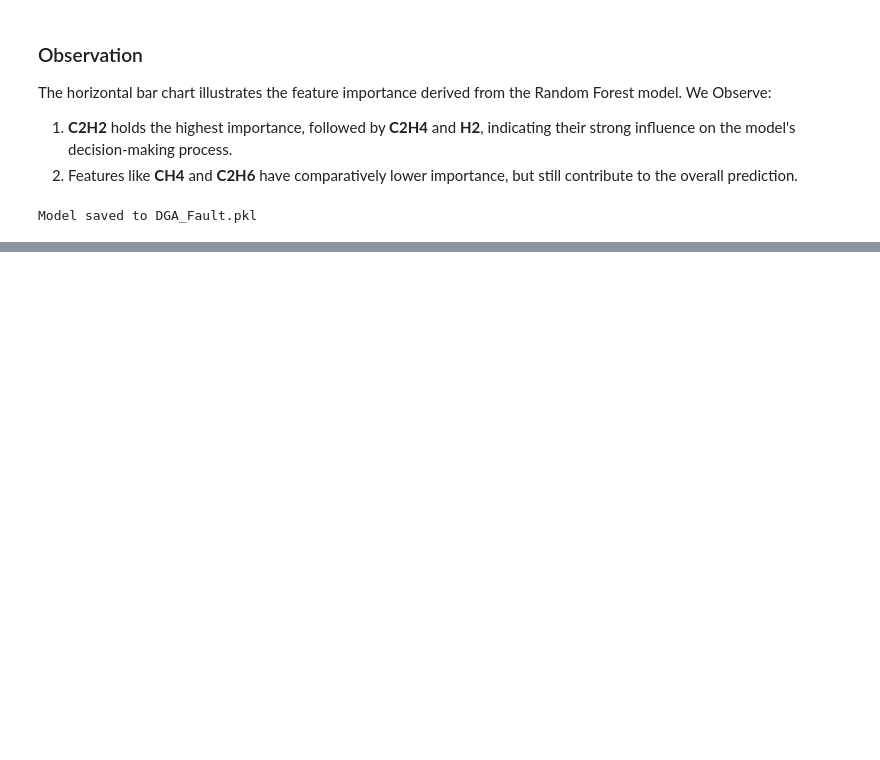
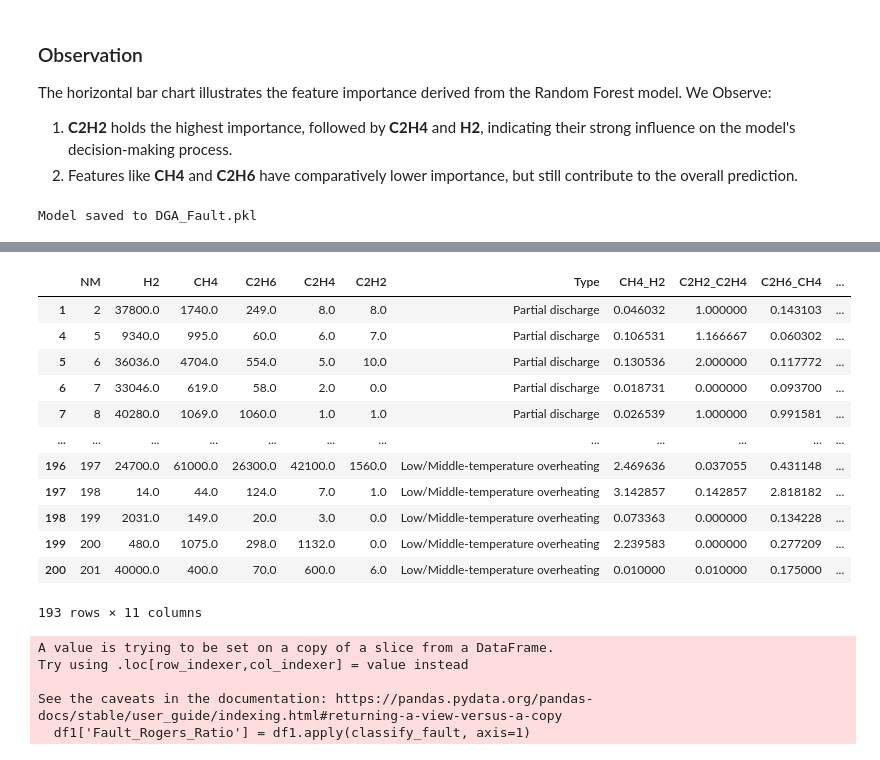
Before and after one commit to sagneeksengupta/Transformer-Fault, a Jupyter notebook: transformers_fault.ipynb, the cells around one changed output, grey strips where cells are left out. Cells and saved outputs as stored; diff of their text form; code cells hidden in the pictures; blank space fills up the shorter version.

```diff
--- a/transformers_fault.ipynb
+++ b/transformers_fault.ipynb
@@ -177,0 +212,46 @@ Model saved to DGA_Fault.pkl
+# %%
+df1
+# %% [output]
+|  | NM | H2 | CH4 | C2H6 | C2H4 | C2H2 | Type | CH4_H2 | C2H2_C2H4 | C2H6_CH4 | ... |
+| 1 | 2 | 37800.0 | 1740.0 | 249.0 | 8.0 | 8.0 | Partial discharge | 0.046032 | 1.000000 | 0.143103 | ... |
+| 4 | 5 | 9340.0 | 995.0 | 60.0 | 6.0 | 7.0 | Partial discharge | 0.106531 | 1.166667 | 0.060302 | ... |
+| 5 | 6 | 36036.0 | 4704.0 | 554.0 | 5.0 | 10.0 | Partial discharge | 0.130536 | 2.000000 | 0.117772 | ... |
+| 6 | 7 | 33046.0 | 619.0 | 58.0 | 2.0 | 0.0 | Partial discharge | 0.018731 | 0.000000 | 0.093700 | ... |
+| 7 | 8 | 40280.0 | 1069.0 | 1060.0 | 1.0 | 1.0 | Partial discharge | 0.026539 | 1.000000 | 0.991581 | ... |
+| ... | ... | ... | ... | ... | ... | ... | ... | ... | ... | ... | ... |
+| 196 | 197 | 24700.0 | 61000.0 | 26300.0 | 42100.0 | 1560.0 | Low/Middle-temperature overheating | 2.469636 | 0.037055 | 0.431148 | ... |
+| 197 | 198 | 14.0 | 44.0 | 124.0 | 7.0 | 1.0 | Low/Middle-temperature overheating | 3.142857 | 0.142857 | 2.818182 | ... |
+| 198 | 199 | 2031.0 | 149.0 | 20.0 | 3.0 | 0.0 | Low/Middle-temperature overheating | 0.073363 | 0.000000 | 0.134228 | ... |
+| 199 | 200 | 480.0 | 1075.0 | 298.0 | 1132.0 | 0.0 | Low/Middle-temperature overheating | 2.239583 | 0.000000 | 0.277209 | ... |
+| 200 | 201 | 40000.0 | 400.0 | 70.0 | 600.0 | 6.0 | Low/Middle-temperature overheating | 0.010000 | 0.010000 | 0.175000 | ... |
+193 rows × 11 columns
+# %%
+def classify_fault(row):
+    # Example rule-based classification
+    if row['CH4_H2'] <= 0.1 and row['C2H2_C2H4'] <= 0.1 and row['C2H4_C2H6']:
+        return 'Partial discharge'
+    elif row['CH4_H2'] <= 1:
+        if row['C2H2_C2H4'] < 0.01 and row['C2H4_C2H6']>1:
+            return 'Low-temperature overheating'
+        elif row['C2H2_C2H4'] < 0.1 and 1<row['C2H4_C2H6']<4:
+            return 'Low/Middle-temperature overheating'
+        elif row['C2H2_C2H4'] < 0.15:
+            return 'Middle-temperature overheating'
+        elif row['C2H2_C2H4'] < 0.2 and row['C2H4_C2H6']>4:
+            return 'High-temperature overheating'
+    elif row['CH4_H2'] <= 0.1 and row['C2H2_C2H4'] > 3 and row['C2H4_C2H6']>1:
+        return 'Arc discharge'
+    elif 1>row['CH4_H2'] > 0.1 and row['C2H2_C2H4'] > 1 and row['C2H4_C2H6']>1:
+        return 'Spark discharge'
+
+
+df1['Fault_Rogers_Ratio'] = df1.apply(classify_fault, axis=1)
+
+# # View classified faults
+# df1[['NM','CH4_H2', 'C2H2_C2H4', 'C2H4_C2H6', 'Fault_Rogers_Ratio']]
+# %% [output]
+A value is trying to be set on a copy of a slice from a DataFrame.
+Try using .loc[row_indexer,col_indexer] = value instead
+
+See the caveats in the documentation: https://pandas.pydata.org/pandas-docs/stable/user_guide/indexing.html#returning-a-view-versus-a-copy
+  df1['Fault_Rogers_Ratio'] = df1.apply(classify_fault, axis=1)
```
Also changed, not shown: parts of 6 cells of this notebook.
